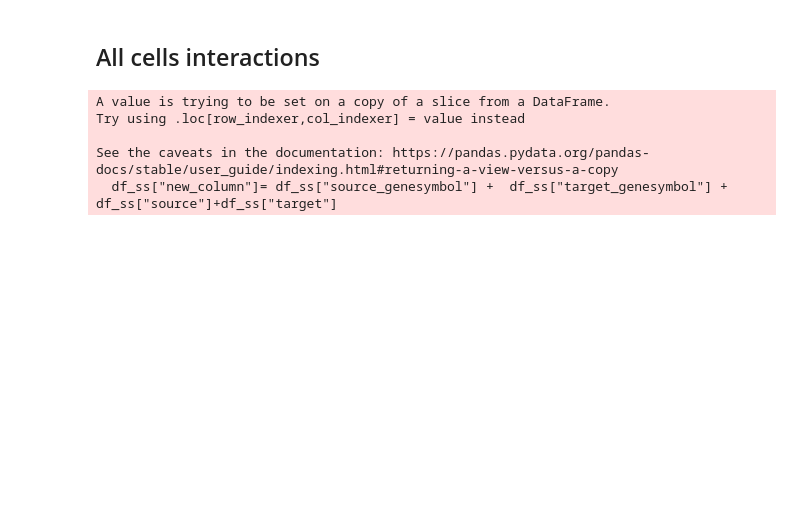
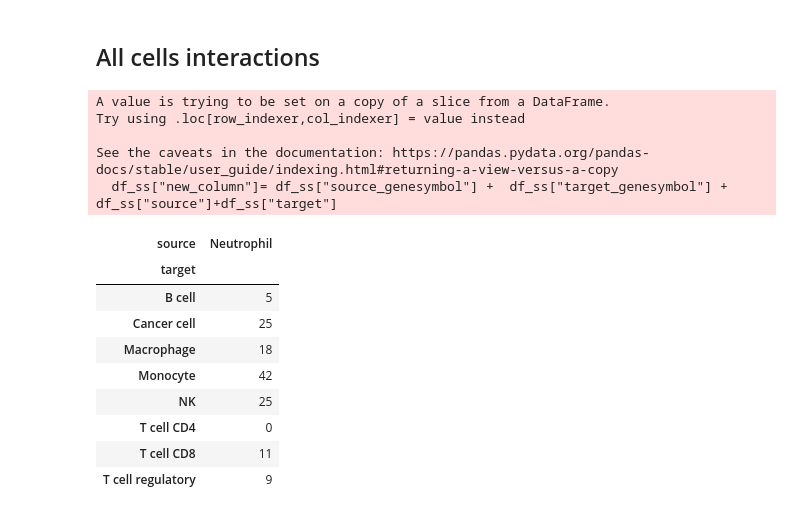
Before and after one commit to ErikaKvalem/crc_atlas_circos_plot, a Jupyter notebook: 02-scripts/c2c_unique_interactions.ipynb, the cells around one changed output. Cells and saved outputs as stored; diff of their text form; code cells hidden in the pictures; blank space fills up the shorter version.

```diff
--- a/02-scripts/c2c_unique_interactions.ipynb
+++ b/02-scripts/c2c_unique_interactions.ipynb
@@ -87,3 +98,16 @@ count_df = unique_rows.groupby(['source', 'target']).size().reset_index(name='n'
 interaction_matrix = interaction_matrix.merge(count_df, on=['source', 'target'], how='left').fillna(0)
 interaction_matrix = interaction_matrix.pivot(index='target', columns='source', values='n').fillna(0)
 interaction_matrix = interaction_matrix.astype(int)
+# %%
+interaction_matrix_neutro
+# %% [output]
+| source | Neutrophil |
+| target |  |
+| B cell | 5 |
+| Cancer cell | 25 |
+| Macrophage | 18 |
+| Monocyte | 42 |
+| NK | 25 |
+| T cell CD4 | 0 |
+| T cell CD8 | 11 |
+| T cell regulatory | 9 |
```
Also changed, not shown: parts of 11 cells of this notebook, 2 other files.
